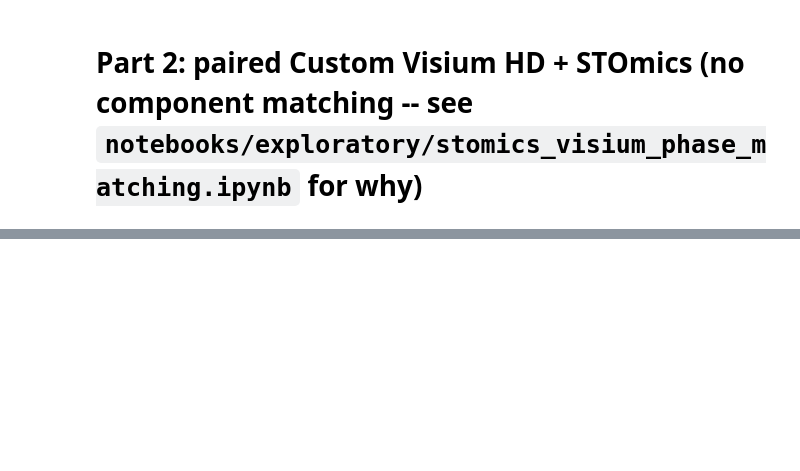
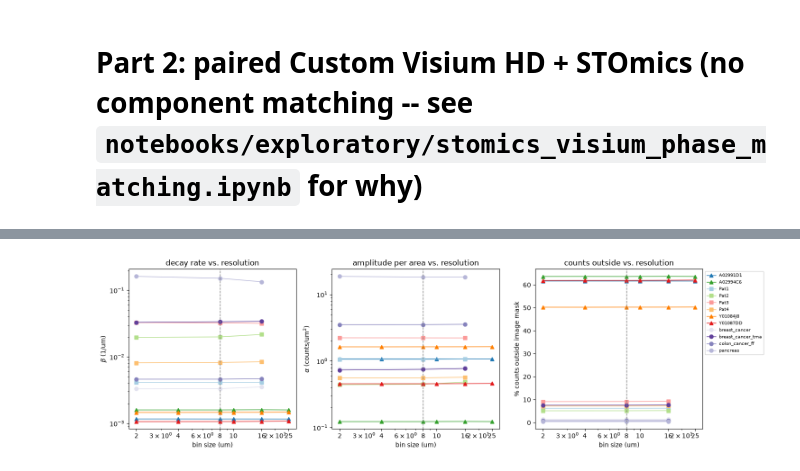
Before and after one commit to uderhardtlab/truncated_graphs, a Jupyter notebook: notebooks/ST.ipynb, the cells around one changed output, grey strips where cells are left out. Cells and saved outputs as stored; diff of their text form; code cells hidden in the pictures; blank space fills up the shorter version.

```diff
--- a/notebooks/ST.ipynb
+++ b/notebooks/ST.ipynb
@@ -272,0 +279,10 @@ plt.show()
+# %%
+ablation_df = pd.DataFrame([json.loads(p.read_text()) for p in sorted(RESULTS_DIR.glob("*_diffusion_*um.json"))])
+ablation_df = ablation_df.merge(SAMPLES[["name"]], left_on="sample", right_on="name").sort_values(["sample", "resolution_um"])
+
+# stability relative to the 8um value used everywhere above
+ref = ablation_df[ablation_df["resolution_um"] == 8.0].set_index("sample")[["alpha", "beta", "perc_counts_outside"]]
+for col in ["alpha", "beta", "perc_counts_outside"]:
+    ablation_df[f"{col}_rel_8um"] = ablation_df[col] / ablation_df["sample"].map(ref[col])
+
+ablation_df.pivot_table(index=["technology", "sample"], columns="resolution_um", values="beta_rel_8um").round(2)
@@ -272,0 +304,25 @@ plt.show()
+# %%
+fig, axs = plt.subplots(1, 3, figsize=(15, 4.5), sharex=True)
+for sample, sub in ablation_df.groupby("sample"):
+    marker = DATASET_TYPE_MARKERS[sub["dataset_type"].iloc[0]]
+    kwargs = dict(color=sample_pal.get(sample, "gray"), marker=marker, label=sample, lw=1)
+    axs[0].plot(sub["resolution_um"], sub["beta"], **kwargs)
+    axs[1].plot(sub["resolution_um"], sub["alpha"], **kwargs)
+    axs[2].plot(sub["resolution_um"], sub["perc_counts_outside"], **kwargs)
+
+for ax, ylabel in zip(axs, ["$\\beta$ (1/um)", "$\\alpha$ (counts/um$^2$)", "% counts outside image mask"]):
+    ax.axvline(8, color="gray", ls="--", lw=1)
+    ax.set_xscale("log")
+    ax.set_xticks(sorted(ablation_df["resolution_um"].unique()))
+    ax.set_xticklabels([f"{r:g}" for r in sorted(ablation_df["resolution_um"].unique())])
+    ax.set_xlabel("bin size (um)")
+    ax.set_ylabel(ylabel)
+axs[0].set_yscale("log"); axs[1].set_yscale("log")
+axs[0].set_title("decay rate vs. resolution")
+axs[1].set_title("amplitude per area vs. resolution")
+axs[2].set_title("counts outside vs. resolution")
+axs[2].legend(loc="upper left", bbox_to_anchor=(1, 1), fontsize=7)
+plt.tight_layout()
+plt.show()
+# %% [output]
+[figure, added]
```
Also changed, not shown: parts of 16 cells of this notebook, 9 other files.
